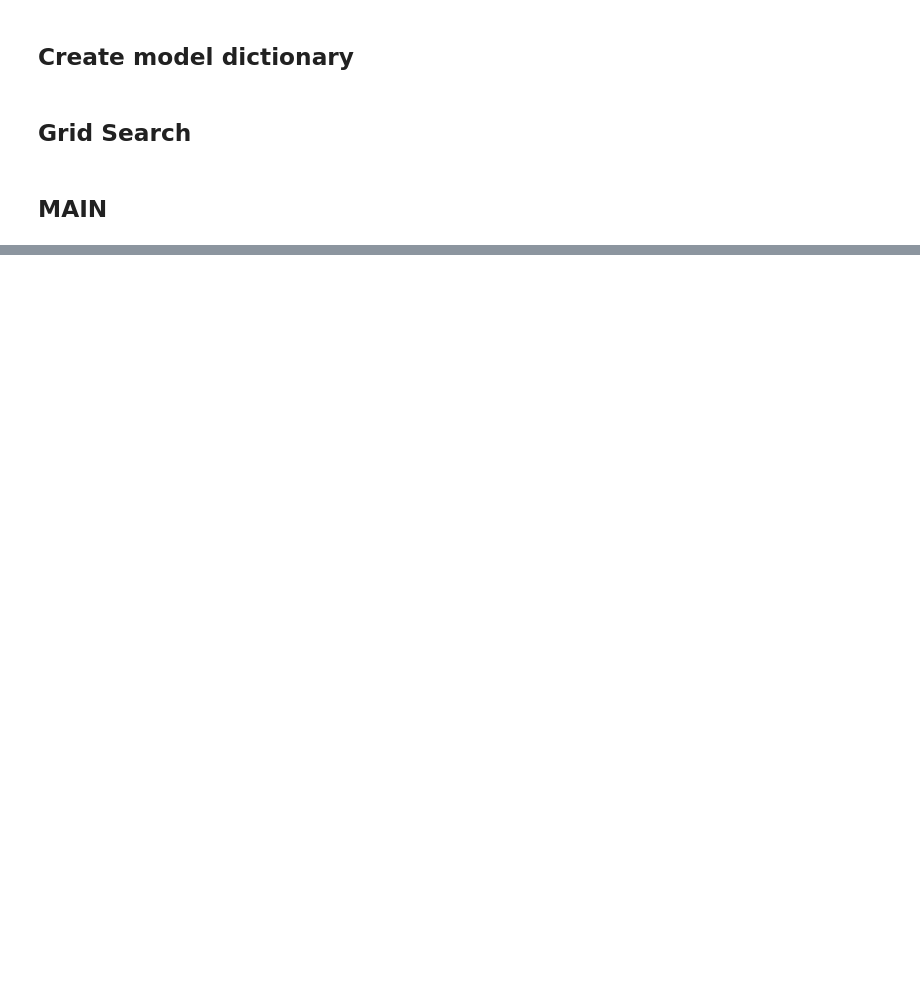
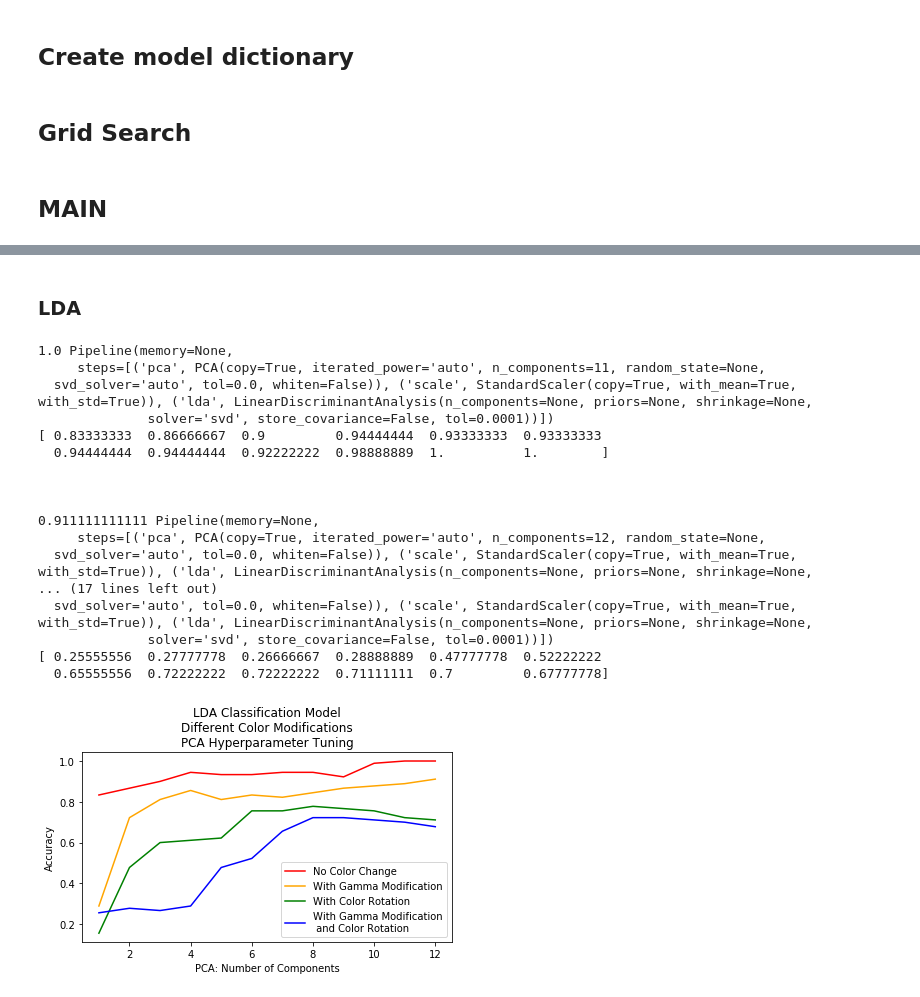
Before and after one commit to mattsit/ph-machine-learning, a Jupyter notebook: CS189/ml_pipeline/ModelGridSearch.ipynb, the cells around one changed output, grey strips where cells are left out. Cells and saved outputs as stored; diff of their text form; code cells hidden in the pictures; blank space fills up the shorter version.

```diff
--- a/CS189/ml_pipeline/ModelGridSearch.ipynb
+++ b/CS189/ml_pipeline/ModelGridSearch.ipynb
@@ -55,0 +114,51 @@ print(score, params)
+# %% [markdown]
+### LDA
+# %%
+%run pipelines.py
+%run parameters.py
+%run util.py
+
+s_range = np.arange(1, 13)
+
+model_dict = create_model_dict()
+
+pipeline_name = 'lda'
+pipeline_type = 'classification'
+names = ["No Color Change", "With Gamma Modification", "With Color Rotation", "With Gamma Modification\n and Color Rotation"]
+colors = ['r','orange','g','b']
+plt.cla()
+for i in range(len(names)):
+    X = X_all_c[i]
+    Y = Y_all_c[i]
+    score,m,best_params,_ = grid_search(X, Y, pipeline_name, pipeline_type)
+    _,_,_,all_scores = grid_search(X, Y, pipeline_name, pipeline_type, best_params, 'pca__n_components')
+    plt.plot(s_range, all_scores, label=names[i], color=colors[i])
+    print(score, m)
+    print(all_scores)
+    print('\n\n')
+plt.legend()
+plt.xlabel("PCA: Number of Components")
+plt.ylabel("Accuracy")
+plt.title('LDA Classification Model\nDifferent Color Modifications\nPCA Hyperparameter Tuning')
+plt.tight_layout()
+plt.savefig("lda_classification.png", dpi=500)
+plt.show()
+# %% [output]
+1.0 Pipeline(memory=None,
+     steps=[('pca', PCA(copy=True, iterated_power='auto', n_components=11, random_state=None,
+  svd_solver='auto', tol=0.0, whiten=False)), ('scale', StandardScaler(copy=True, with_mean=True, with_std=True)), ('lda', LinearDiscriminantAnalysis(n_components=None, priors=None, shrinkage=None,
+              solver='svd', store_covariance=False, tol=0.0001))])
+[ 0.83333333  0.86666667  0.9         0.94444444  0.93333333  0.93333333
+  0.94444444  0.94444444  0.92222222  0.98888889  1.          1.        ]
+
+
+
+0.911111111111 Pipeline(memory=None,
+     steps=[('pca', PCA(copy=True, iterated_power='auto', n_components=12, random_state=None,
+  svd_solver='auto', tol=0.0, whiten=False)), ('scale', StandardScaler(copy=True, with_mean=True, with_std=True)), ('lda', LinearDiscriminantAnalysis(n_components=None, priors=None, shrinkage=None,
+... (17 lines left out)
+  svd_solver='auto', tol=0.0, whiten=False)), ('scale', StandardScaler(copy=True, with_mean=True, with_std=True)), ('lda', LinearDiscriminantAnalysis(n_components=None, priors=None, shrinkage=None,
+              solver='svd', store_covariance=False, tol=0.0001))])
+[ 0.25555556  0.27777778  0.26666667  0.28888889  0.47777778  0.52222222
+  0.65555556  0.72222222  0.72222222  0.71111111  0.7         0.67777778]
+[figure, added]
```
Also changed, not shown: parts of 13 cells of this notebook, 2 other files.
